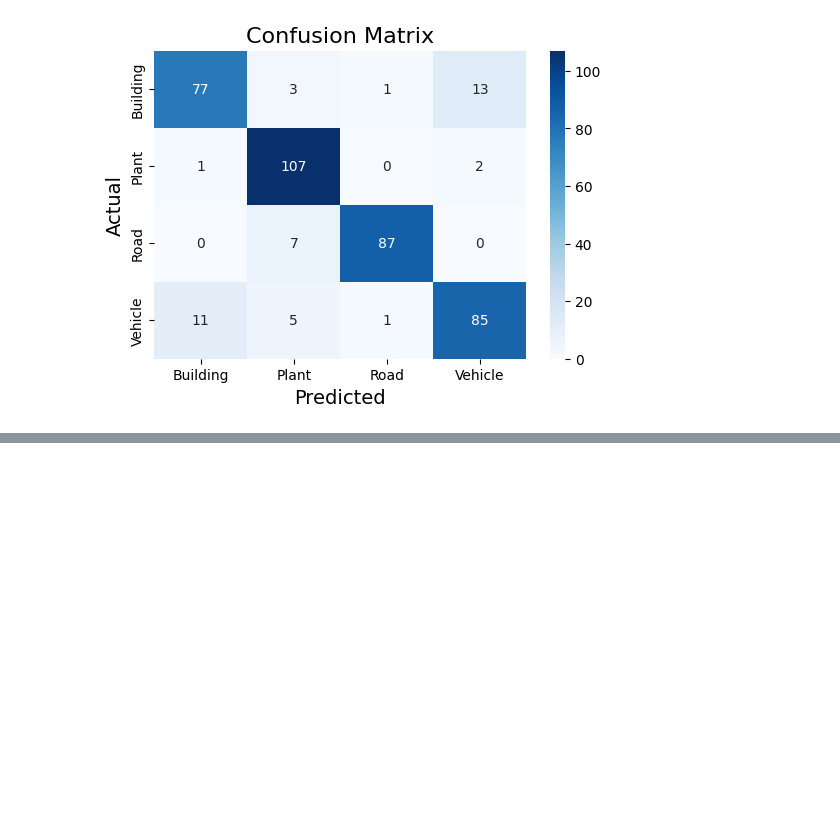
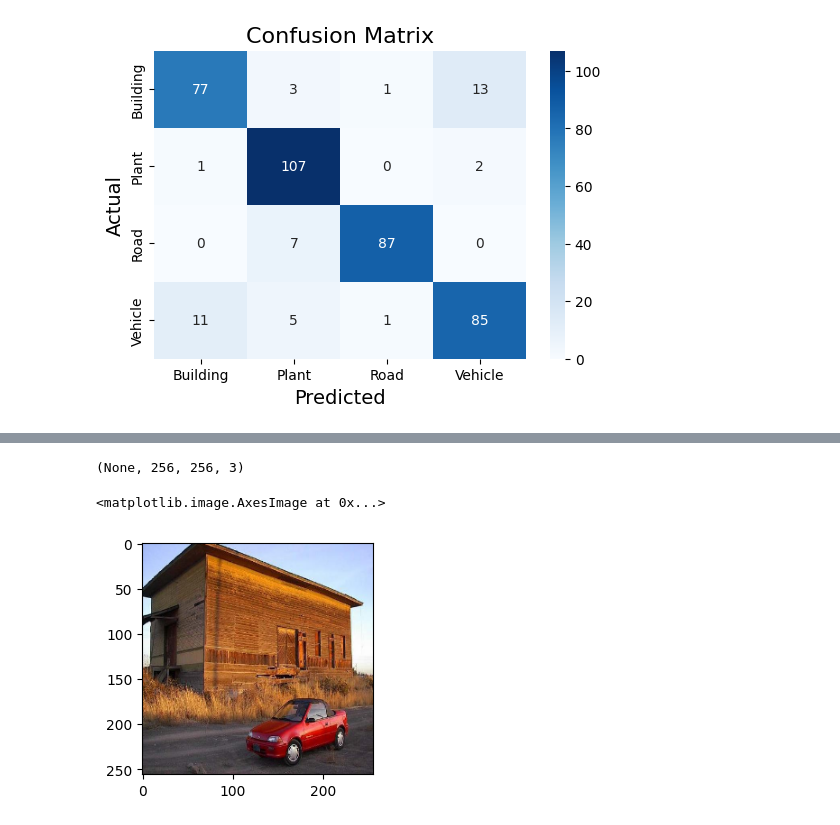
Before and after one commit to RiceWater/New-Thesis, a Jupyter notebook: img_cls.ipynb, the cells around one changed output, grey strips where cells are left out. Saved outputs shown, nothing was run; the diff lists cells and outputs as text; code cells hidden in the pictures; blank space fills up the shorter version.

Commit message:
Model V4.0.0 (Extra-3)
Description:
- Added code for model processing visualization of Convo2D layers

```diff
--- a/img_cls.ipynb
+++ b/img_cls.ipynb
@@ -451,0 +505,17 @@ Text(0.5, 1.0, 'Confusion Matrix')
+# %%
+img_sample_dir = "D:\\DATASETS\\For-Thesis\\From Other Datasets\\Stanford-Car-Dataset\\cars_train\\cars_train\\00006.jpg"
+# %%
+model_c1.input_shape
+# %% [output]
+(None, 256, 256, 3)
+# %%
+image_size = 256
+img_sample = image_to_numpy.load_image_file(os.path.join(img_sample_dir))
+img_sample = cv2.resize(img_sample, (image_size, image_size))
+img_sample = img_sample.astype(np.float32) / 255.0
+# %%
+fig, ax = plt.subplots(figsize=(3,3))
+ax.imshow(img_sample.astype(float))
+# %% [output]
+<matplotlib.image.AxesImage at 0x...>
+[figure, added]
```
Also changed, not shown: parts of 21 cells of this notebook, 1 other file.
